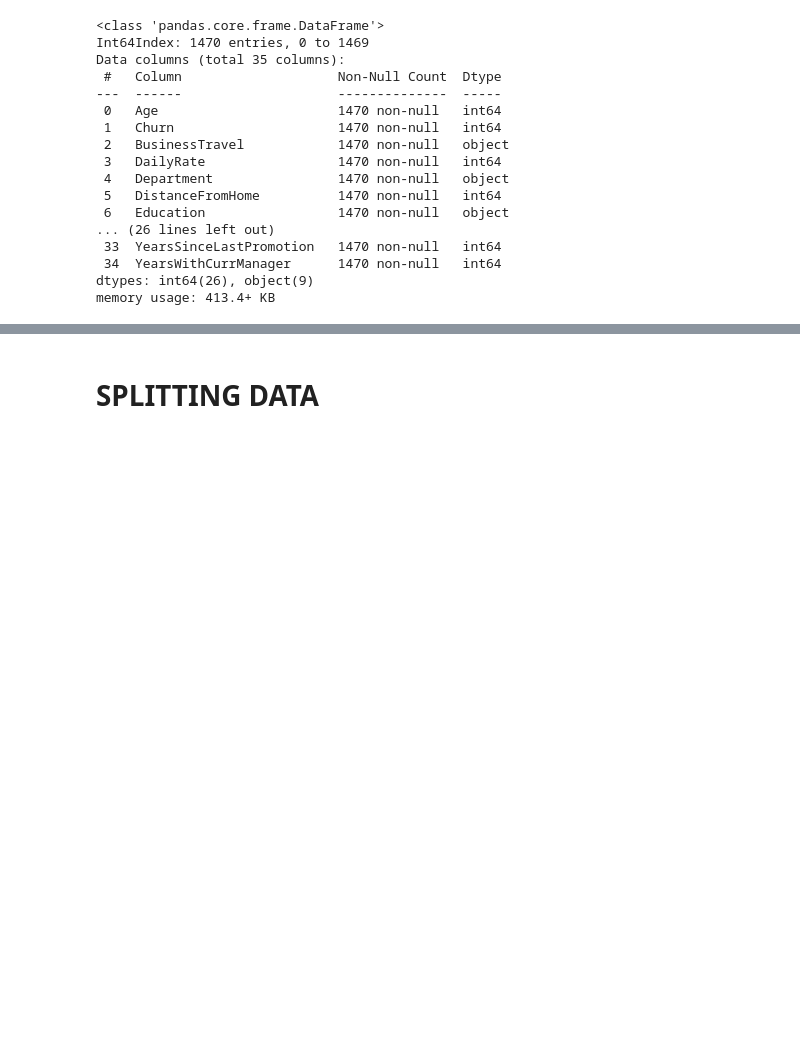
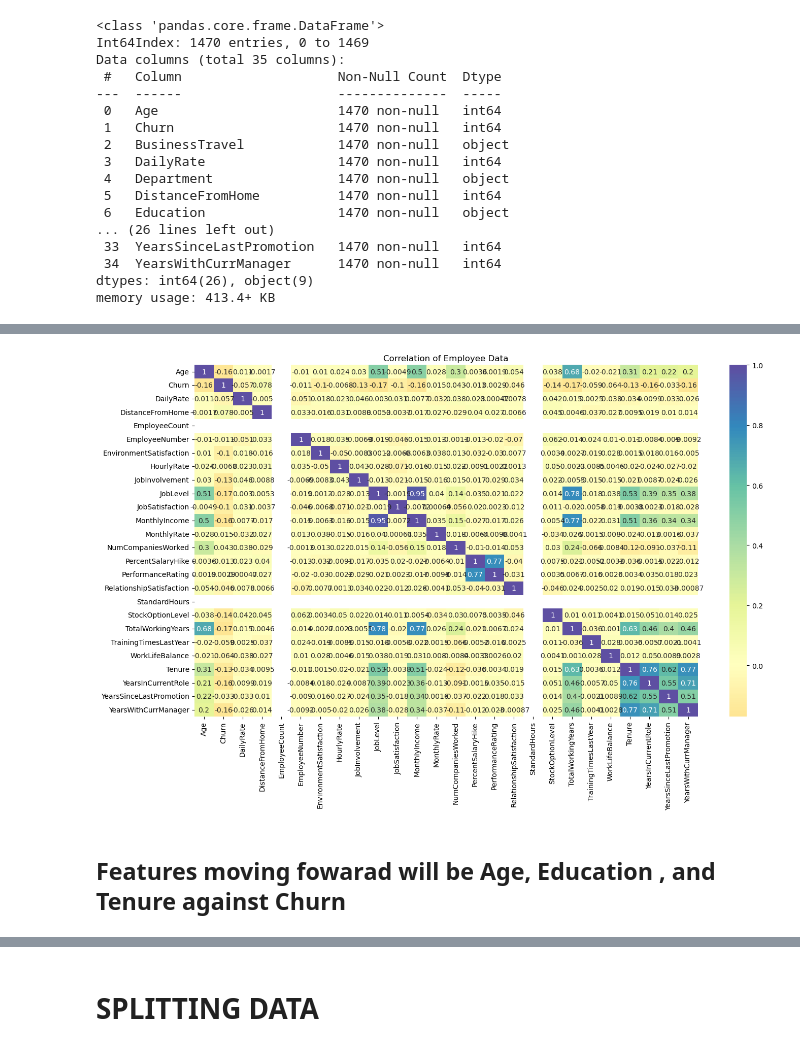
Before and after one commit to Miatta-Sinayoko/Employee-Churn-Prediction, a Jupyter notebook: explore.ipynb, the cells around one changed output, grey strips where cells are left out. Drawn from its saved outputs; the diff is of its cells as text; code cells hidden in the pictures; blank space fills up the shorter version.

```diff
--- a/explore.ipynb
+++ b/explore.ipynb
@@ -317,0 +343,16 @@ memory usage: 413.4+ KB
+# %%
+import warnings
+warnings.filterwarnings('ignore', category=FutureWarning)
+
+# Heatmap visual to show data correlation
+plt.figure(figsize=(16,9))
+
+sns.heatmap(HR_df.corr(), cmap='Spectral', center=0, annot=True)
+
+plt.title('Correlation of Employee Data')
+
+plt.show()
+# %% [output]
+[figure, added]
+# %% [markdown]
+## Features moving fowarad will be Age, Education , and Tenure against Churn
```
Also changed, not shown: parts of 15 cells of this notebook.
